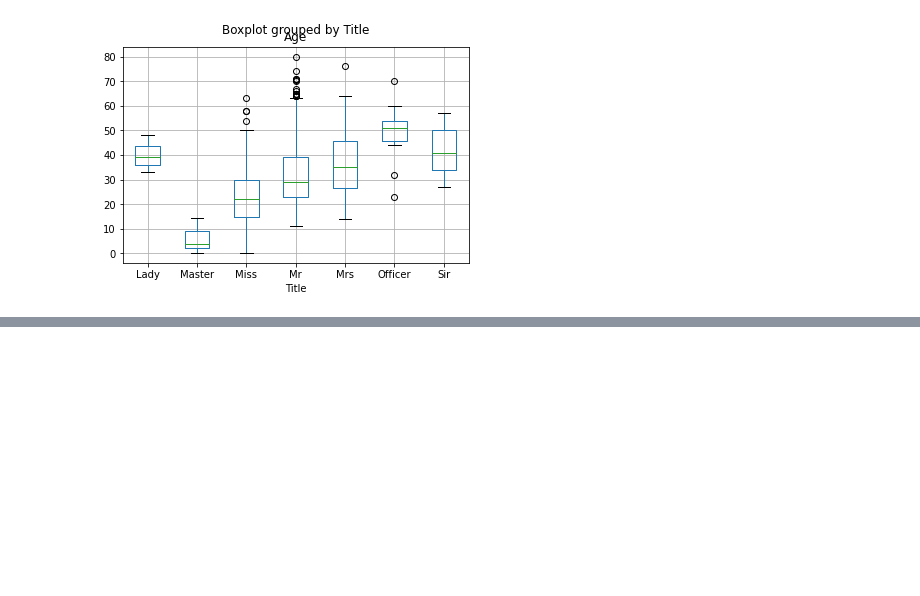
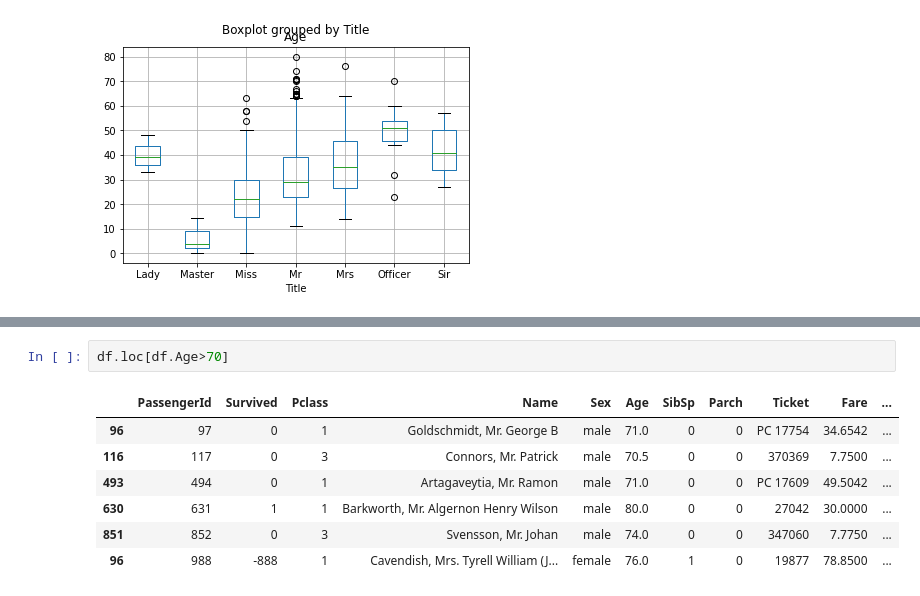
Before and after one commit to gbolahanolumade/Visual, a Jupyter notebook: Visual.ipynb, the cells around one changed output, grey strips where cells are left out. Cells and saved outputs as stored; diff of their text form; blank space fills up the shorter version.

```diff
--- a/Visual.ipynb
+++ b/Visual.ipynb
@@ -658,0 +689,10 @@ df.Age.fillna(title_age)
+# %%
+df.loc[df.Age>70]
+# %% [output]
+|  | PassengerId | Survived | Pclass | Name | Sex | Age | SibSp | Parch | Ticket | Fare | ... |
+| 96 | 97 | 0 | 1 | Goldschmidt, Mr. George B | male | 71.0 | 0 | 0 | PC 17754 | 34.6542 | ... |
+| 116 | 117 | 0 | 3 | Connors, Mr. Patrick | male | 70.5 | 0 | 0 | 370369 | 7.7500 | ... |
+| 493 | 494 | 0 | 1 | Artagaveytia, Mr. Ramon | male | 71.0 | 0 | 0 | PC 17609 | 49.5042 | ... |
+| 630 | 631 | 1 | 1 | Barkworth, Mr. Algernon Henry Wilson | male | 80.0 | 0 | 0 | 27042 | 30.0000 | ... |
+| 851 | 852 | 0 | 3 | Svensson, Mr. Johan | male | 74.0 | 0 | 0 | 347060 | 7.7750 | ... |
+| 96 | 988 | -888 | 1 | Cavendish, Mrs. Tyrell William (J... | female | 76.0 | 1 | 0 | 19877 | 78.8500 | ... |
```
Also changed, not shown: parts of 9 cells of this notebook.
